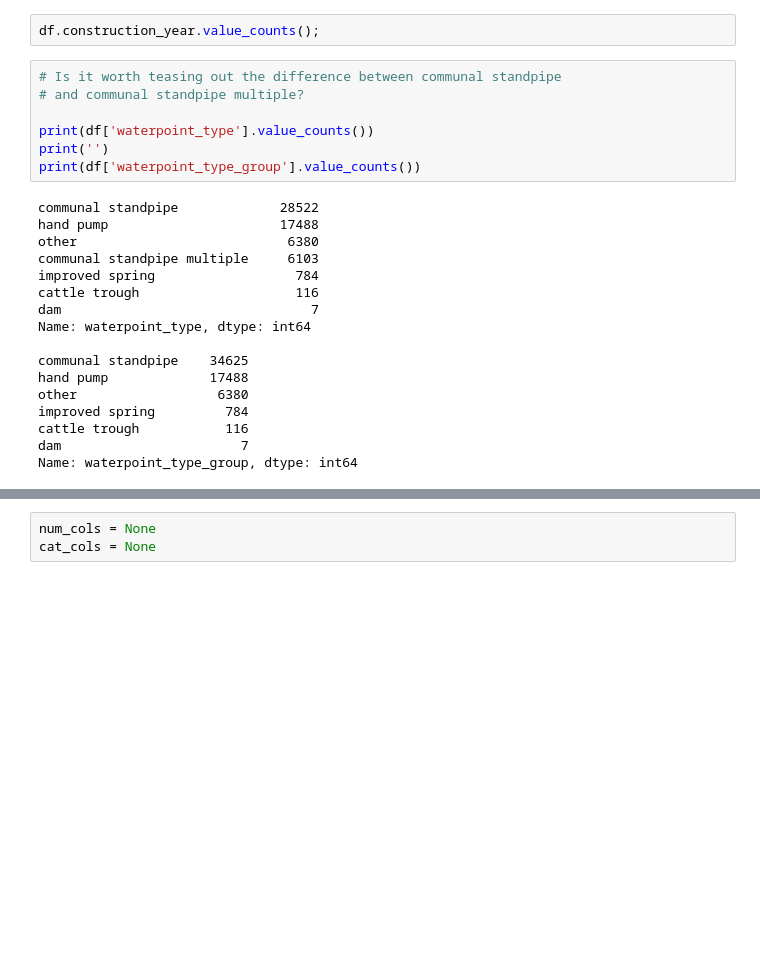
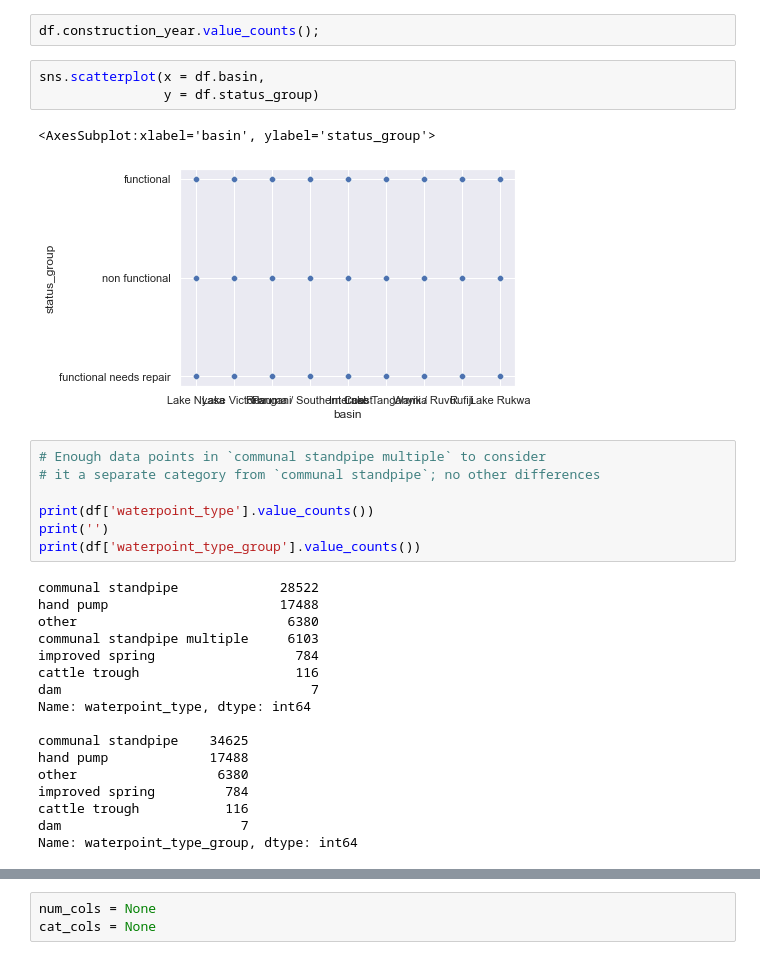
Before and after one commit to toastdeini/Waterpoint-functionality-in-Tanzania, a Jupyter notebook: Exploratory_Analysis_and_Cleaning.ipynb, the cells around one changed output, grey strips where cells are left out. Cells and saved outputs as stored; diff of their text form; blank space fills up the shorter version.

```diff
--- a/Exploratory_Analysis_and_Cleaning.ipynb
+++ b/Exploratory_Analysis_and_Cleaning.ipynb
@@ -147,9 +156,15 @@ No duplicate rows!
 df.basin.value_counts();
 # %%
 df.construction_year.value_counts();
+# %%
+sns.scatterplot(x = df.basin,
+                y = df.status_group)
+# %% [output]
+<AxesSubplot:xlabel='basin', ylabel='status_group'>
+[figure, added]
 # %%
-# Is it worth teasing out the difference between communal standpipe
-# and communal standpipe multiple?
+# Enough data points in `communal standpipe multiple` to consider
+# it a separate category from `communal standpipe`; no other differences
 
 print(df['waterpoint_type'].value_counts())
 print('')
```
Also changed, not shown: parts of 19 cells of this notebook.
